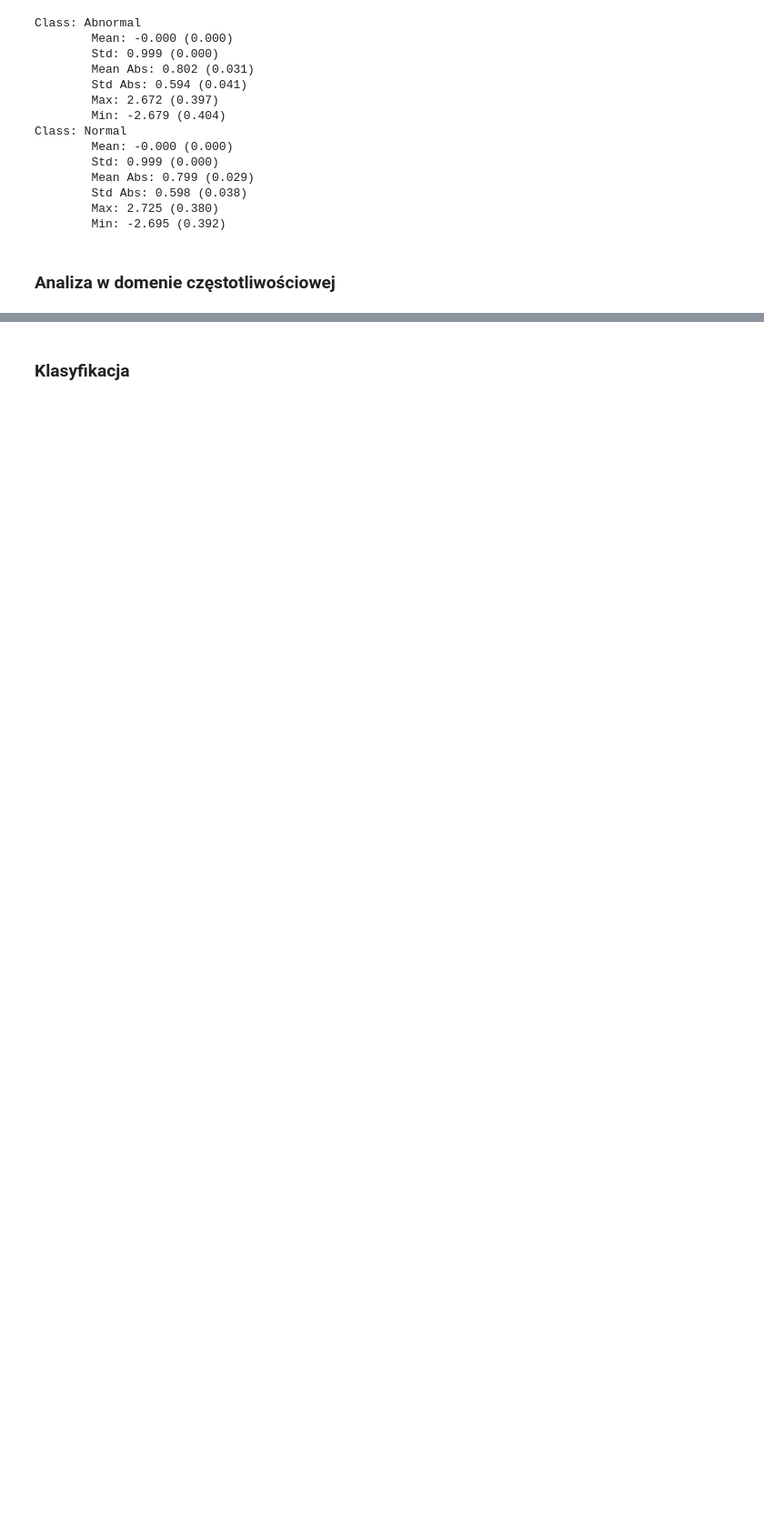
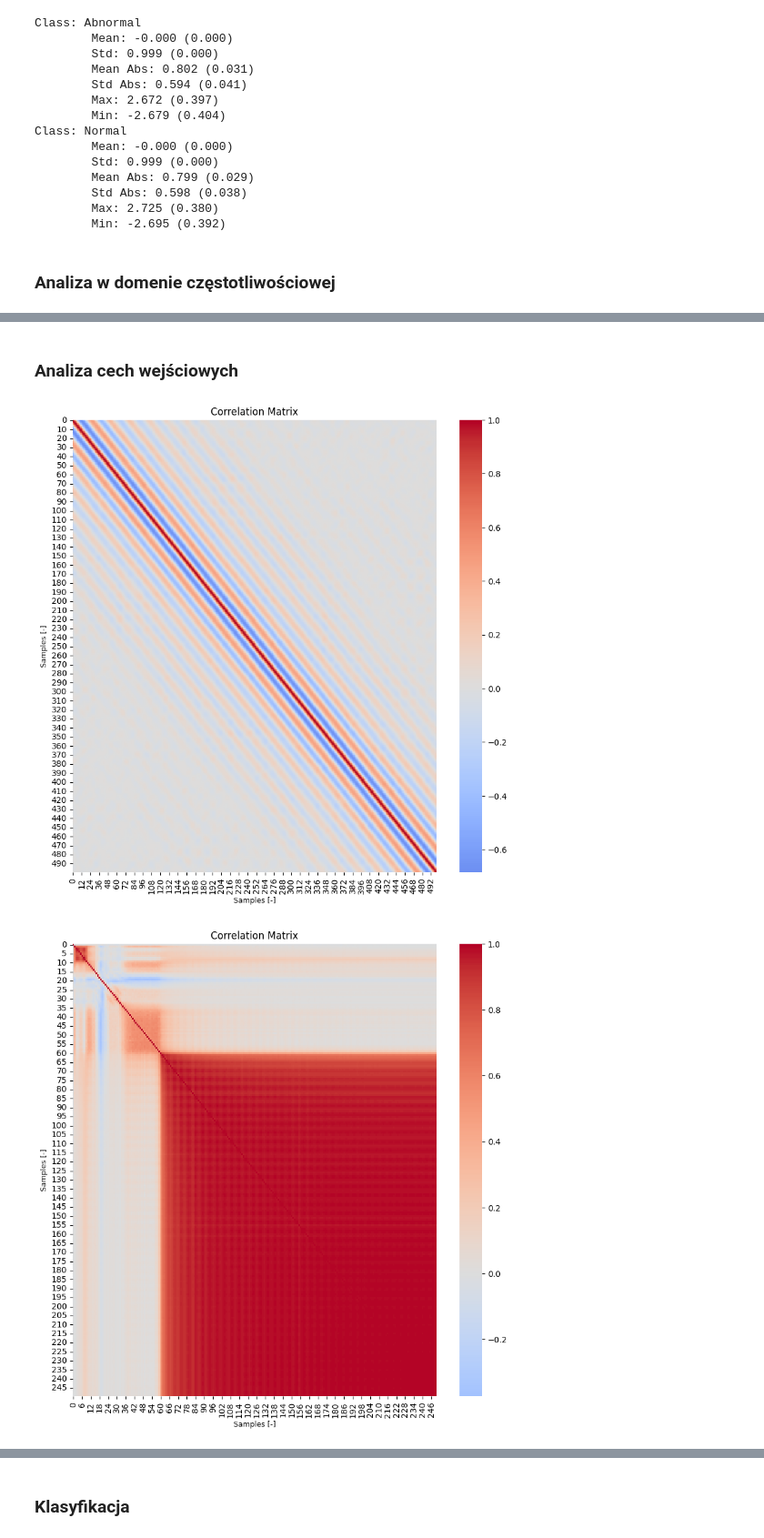
Before and after one commit to Kacper-Marciniak/Kurs-AI, a Jupyter notebook: Student/P8/Projekt8_TimeSeries.ipynb, the cells around one changed output, grey strips where cells are left out. Shown at 91% size. Drawn from its saved outputs; the diff is of its cells as text; code cells hidden in the pictures; blank space fills up the shorter version.

```diff
--- a/Student/P8/Projekt8_TimeSeries.ipynb
+++ b/Student/P8/Projekt8_TimeSeries.ipynb
@@ -155,0 +165,29 @@ plt.show()
+# %% [markdown]
+### Analiza cech wejściowych
+# %%
+import seaborn as sns
+
+# Macierz korelacji w domenie czasowej
+
+X_train_corr = np.corrcoef(X_train.T)
+fig,ax = plt.subplots(figsize=(10,10))
+sns.heatmap(X_train_corr, ax=ax, cmap='coolwarm', center=0)
+ax.set_title("Correlation Matrix")
+ax.set_xlabel("Samples [-]", fontdict={'fontsize': 9})
+ax.set_ylabel("Samples [-]", fontdict={'fontsize': 9})
+plt.show()
+
+# Macierz korelacji w domenie czasowej
+
+X_train_corr = np.corrcoef(transform_to_freq_domain(X_train).T)
+fig,ax = plt.subplots(figsize=(10,10))
+sns.heatmap(X_train_corr, ax=ax, cmap='coolwarm', center=0)
+ax.set_title("Correlation Matrix")
+ax.set_xlabel("Samples [-]", fontdict={'fontsize': 9})
+ax.set_ylabel("Samples [-]", fontdict={'fontsize': 9})
+plt.show()
+
+del X_train_corr
+# %% [output]
+[figure, added]
+[figure, added]
```
Also changed, not shown: parts of 37 cells of this notebook, 1 other file.
